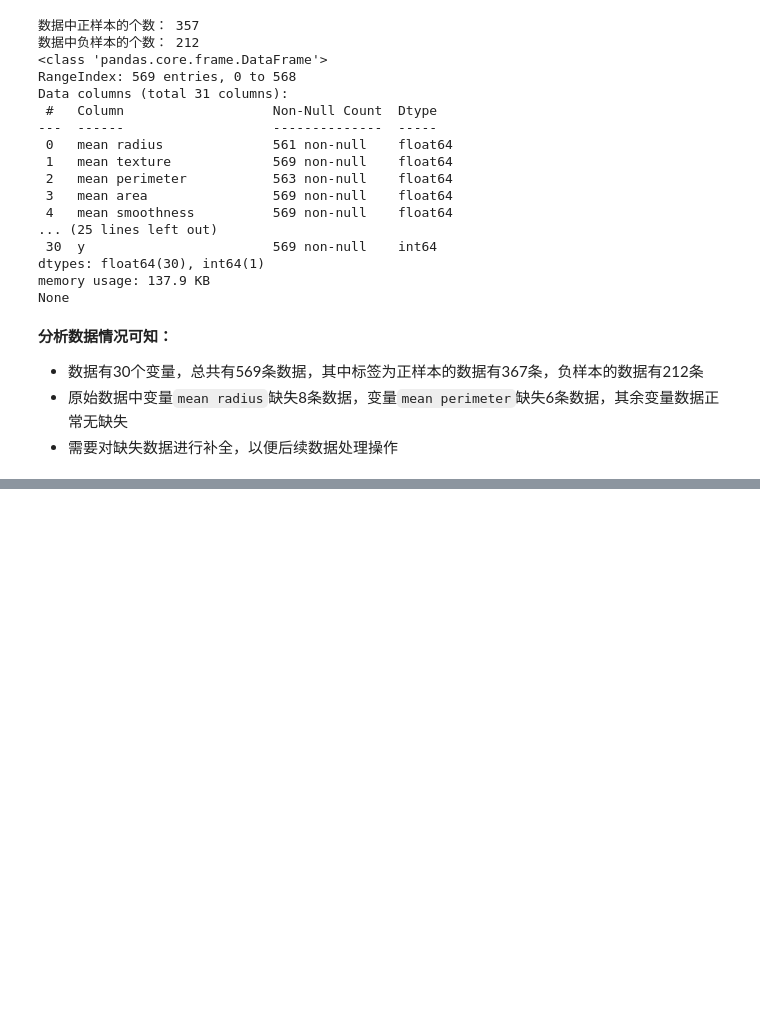
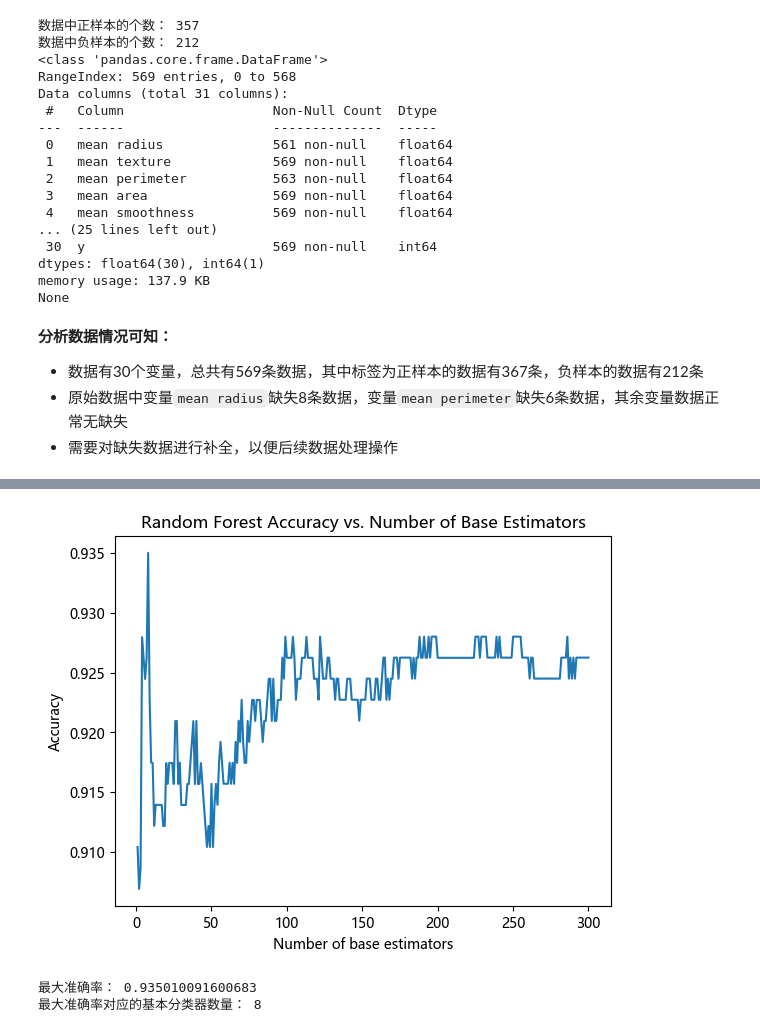
Before and after one commit to AkexStar/LearnPython, a Jupyter notebook: homework2/homework2.ipynb, the cells around one changed output, grey strips where cells are left out. Saved outputs shown, nothing was run; the diff lists cells and outputs as text; code cells hidden in the pictures; blank space fills up the shorter version.

```diff
--- a/homework2/homework2.ipynb
+++ b/homework2/homework2.ipynb
@@ -51,0 +248,34 @@ None
+# %%
+import pandas as pd
+import numpy as np
+import matplotlib.pyplot as plt
+from sklearn.model_selection import cross_val_score
+from sklearn.ensemble import RandomForestClassifier
+from sklearn.tree import DecisionTreeClassifier
+
+
+# 初始化结果存储列表
+results = []
+n = 301
+# 循环基本分类器数量
+for n_estimators in range(1, n):
+    # 构建随机森林分类器
+    rf = RandomForestClassifier(max_depth=1, n_estimators=n_estimators, random_state=42)
+    # 交叉验证计算平均准确率
+    cv_scores = cross_val_score(rf, X1, y, cv=5)
+    mean_cv_score = np.mean(cv_scores)
+    results.append(mean_cv_score)
+
+# 绘制随机森林准确率随基本分类器数量变化的曲线
+plt.plot(range(1, n), results)
+plt.xlabel('Number of base estimators')
+plt.ylabel('Accuracy')
+plt.title('Random Forest Accuracy vs. Number of Base Estimators')
+plt.show()
+
+print('最大准确率：', max(results))
+print('最大准确率对应的基本分类器数量：', np.argmax(results) + 1)
+# %% [output]
+[figure, added]
+最大准确率： 0.935010091600683
+最大准确率对应的基本分类器数量： 8
```
Also changed, not shown: parts of 13 cells of this notebook.
